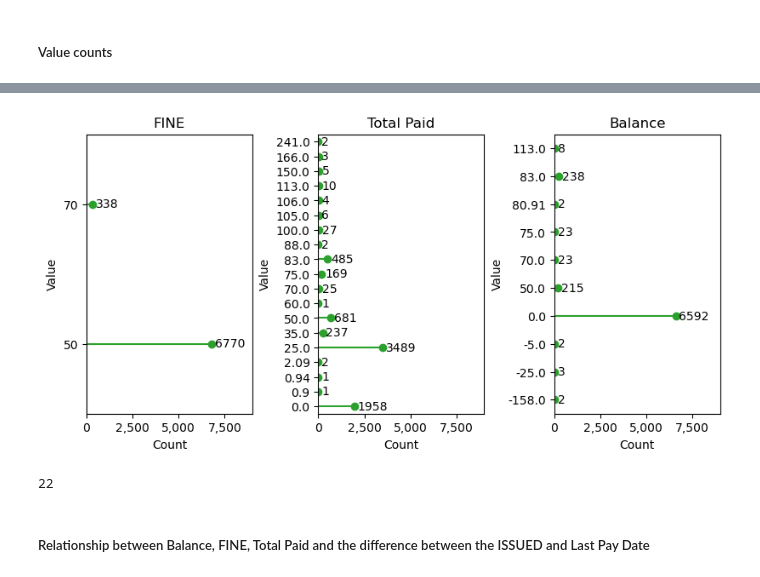
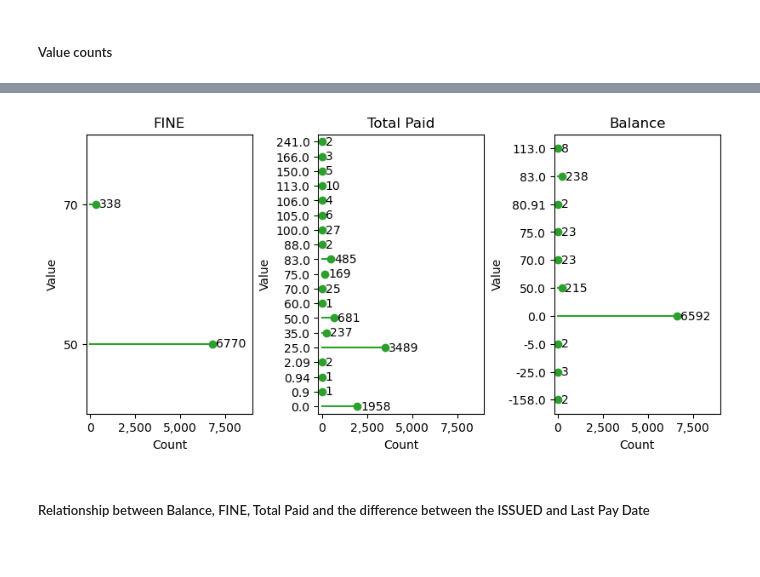
Before and after one commit to royruddle/vizdataquality, a Jupyter notebook: notebooks/Workflow (parking fines).ipynb, the cells around one changed output, grey strips where cells are left out. Saved outputs shown, nothing was run; the diff lists cells and outputs as text; code cells hidden in the pictures.

```diff
--- a/notebooks/Workflow (parking fines).ipynb
+++ b/notebooks/Workflow (parking fines).ipynb
@@ -483,9 +451,9 @@ report.add_figure(fig_filename, text, 'Distribution of Last Pay Date dates.')
 variables = ['FINE', 'Total Paid', 'Balance']
 
 fig_kw = {'size_inches': (8, 4), 'constrained_layout': True}
-ax_kw = {'xlim': (0, 9000), 'title': variables}
+ax_kw = {'xlim': (-200, 9000), 'title': variables}
 fig_filename = os.path.join(report_folder, 'value_counts balance_fine_totalpaid.jpg')
 vdqp.plotgrid('value counts', df4[variables], num_cols=3, vert=False, datalabels=True, continuous_value_axis=False, filename=fig_filename, overwrite=overwrite, fig_kw=fig_kw, ax_kw=ax_kw)
 text = '$figure shows that FINE is 50 or 70 pounds, but there are many unexpected values of Total Paid and Balance.'
-report.add_figure(fig_filename, text, 'Value counts for the fine, total paid and balance.')
+report.add_figure(fig_filename, text, 'Value counts for the fine, total paid and balance.');
 # %% [output]
@@ -494,5 +460,4 @@ report.add_figure(fig_filename, text, 'Value counts for the fine, total paid and
-[figure, old version]
+[figure, new version]
-22
 # %% [markdown]
 ##### Relationship between Balance, FINE, Total Paid and the difference between the ISSUED and Last Pay Date
 # %%
```
Also changed, not shown: parts of 22 cells of this notebook, 14 other files.
